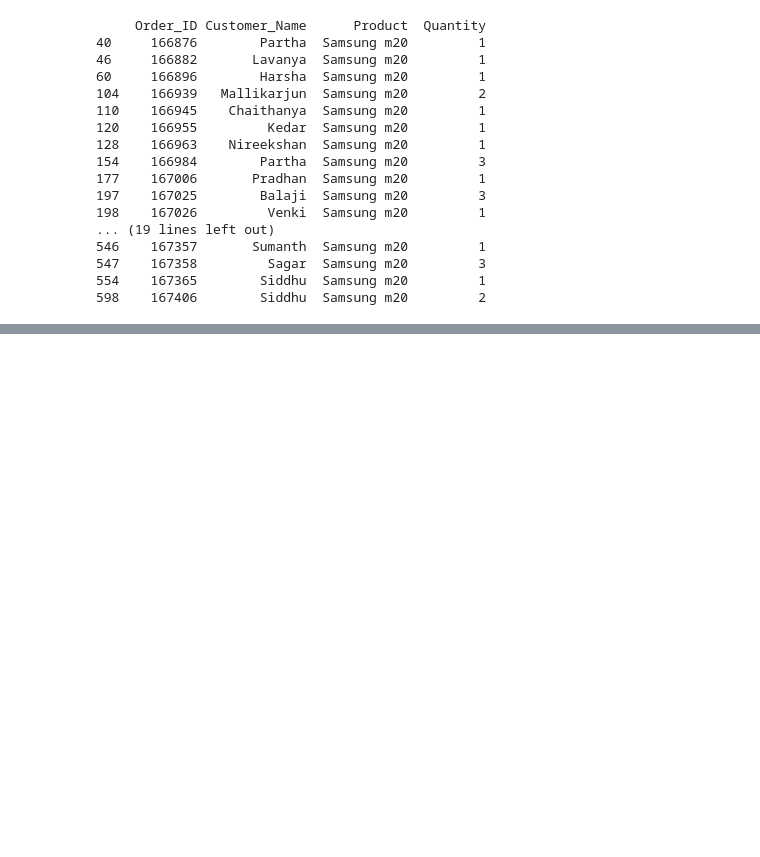
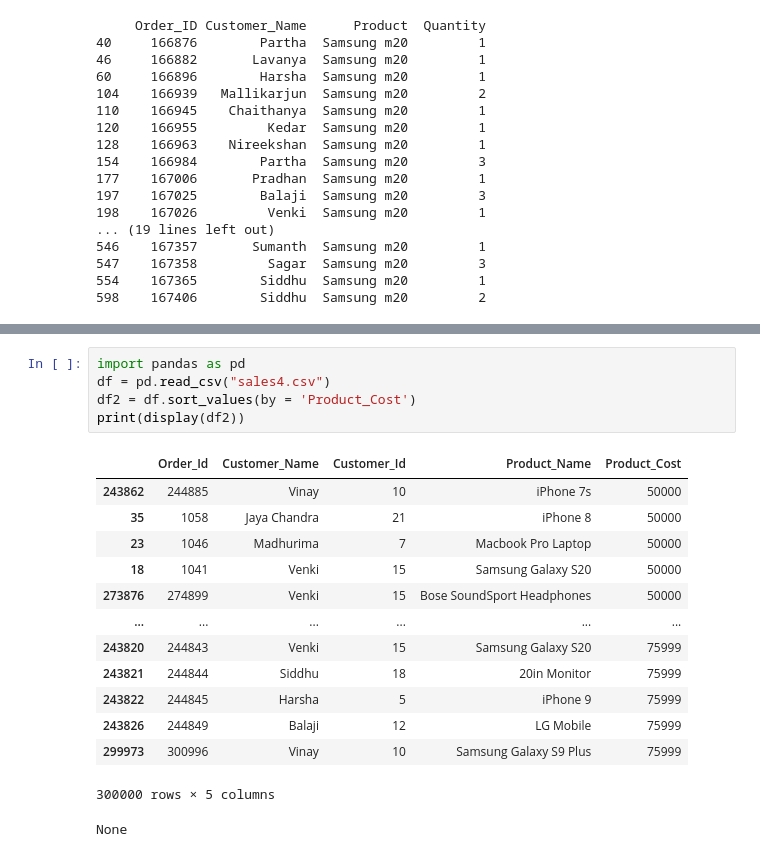
Before and after one commit to yash144-code/daily-python-work, a Jupyter notebook: data_science.ipynb, the cells around one changed output, grey strips where cells are left out. Drawn from its saved outputs; the diff is of its cells as text; blank space fills up the shorter version.

```diff
--- a/data_science.ipynb
+++ b/data_science.ipynb
@@ -3946,0 +4329,20 @@ print(df[purchased])
+# %%
+import pandas as pd
+df = pd.read_csv("sales4.csv")
+df2 = df.sort_values(by = 'Product_Cost')
+print(display(df2))
+# %% [output]
+|  | Order_Id | Customer_Name | Customer_Id | Product_Name | Product_Cost |
+| 243862 | 244885 | Vinay | 10 | iPhone 7s | 50000 |
+| 35 | 1058 | Jaya Chandra | 21 | iPhone 8 | 50000 |
+| 23 | 1046 | Madhurima | 7 | Macbook Pro Laptop | 50000 |
+| 18 | 1041 | Venki | 15 | Samsung Galaxy S20 | 50000 |
+| 273876 | 274899 | Venki | 15 | Bose SoundSport Headphones | 50000 |
+| ... | ... | ... | ... | ... | ... |
+| 243820 | 244843 | Venki | 15 | Samsung Galaxy S20 | 75999 |
+| 243821 | 244844 | Siddhu | 18 | 20in Monitor | 75999 |
+| 243822 | 244845 | Harsha | 5 | iPhone 9 | 75999 |
+| 243826 | 244849 | Balaji | 12 | LG Mobile | 75999 |
+| 299973 | 300996 | Vinay | 10 | Samsung Galaxy S9 Plus | 75999 |
+300000 rows × 5 columns
+None
```
Also changed, not shown: parts of 23 cells of this notebook.
